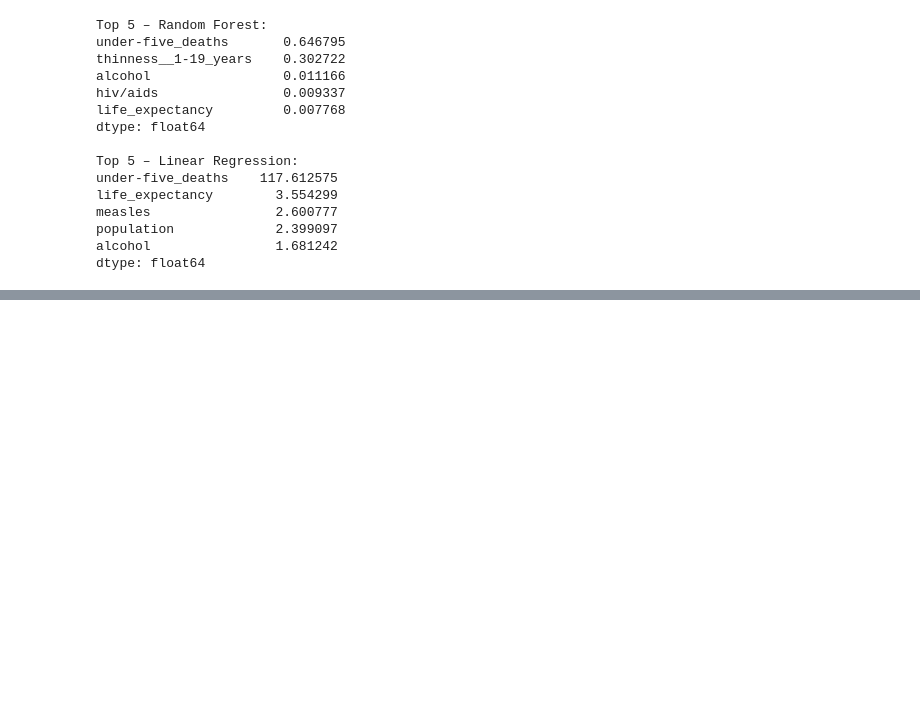
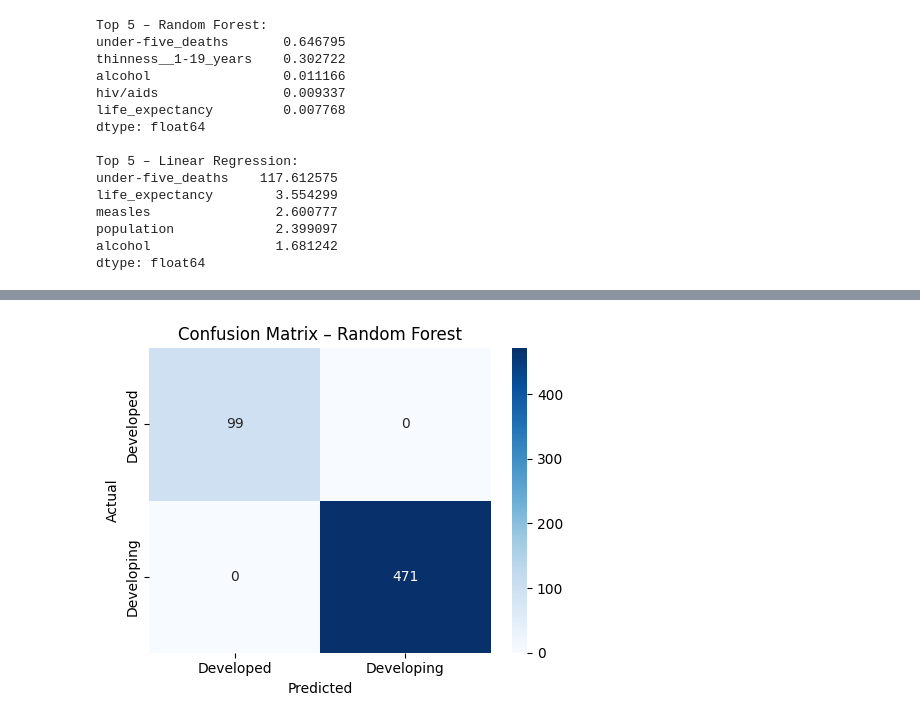
Before and after one commit to dhruvapatel23/life-expectancy, a Jupyter notebook: notebook/LifeExpectancy.ipynb, the cells around one changed output, grey strips where cells are left out. Saved outputs shown, nothing was run; the diff lists cells and outputs as text; code cells hidden in the pictures; blank space fills up the shorter version.

```diff
--- a/notebook/LifeExpectancy.ipynb
+++ b/notebook/LifeExpectancy.ipynb
@@ -331,3 +329,98 @@ Cluster
 0         1879.32       9.80               5.12     2.27  23.01
 1         4393.37      13.73               6.59     6.31  52.44
 2        43499.22      16.03               6.91     8.33  52.96
+# %%
+from sklearn.preprocessing import LabelEncoder
+from sklearn.model_selection import train_test_split
+from sklearn.linear_model import LogisticRegression
+from sklearn.ensemble import RandomForestClassifier
+from sklearn.tree import DecisionTreeClassifier
+from sklearn.svm import SVC
+from sklearn.neighbors import KNeighborsClassifier
+from sklearn.naive_bayes import GaussianNB
+from sklearn.metrics import classification_report, confusion_matrix, accuracy_score
+import warnings
+warnings.filterwarnings("ignore")
+le = LabelEncoder()
+dataframe["status_encoded"] = le.fit_transform(dataframe["status"])
+class_names = ["Developed", "Developing"]
+print("Class counts:\n", dataframe["status_encoded"].value_counts())
+feature_cols = [c for c in dataframe.select_dtypes(include="number").columns
+                if c != "status_encoded"]
+X = dataframe[feature_cols]
+y = dataframe["status_encoded"]
+X_train, X_test, y_train, y_test = train_test_split(
+    X, y, test_size=0.2, random_state=42, stratify=y
+)
+print("\nTraining samples:", X_train.shape[0])
+print("Testing  samples:", X_test.shape[0])
+lr = LogisticRegression(max_iter=1000, random_state=42)
+lr.fit(X_train, y_train)
+y_pred_lr = lr.predict(X_test)
+print("\n=== Logistic Regression ===")
+print(f"Accuracy: {accuracy_score(y_test, y_pred_lr):.4f}")
+print(classification_report(y_test, y_pred_lr, target_names=class_names))
+rf = RandomForestClassifier(n_estimators=100, random_state=42)
+rf.fit(X_train, y_train)
+y_pred_rf = rf.predict(X_test)
+print("=== Random Forest ===")
+print(f"Accuracy: {accuracy_score(y_test, y_pred_rf):.4f}")
+print(classification_report(y_test, y_pred_rf, target_names=class_names))
+dt = DecisionTreeClassifier(random_state=42)
+dt.fit(X_train, y_train)
+y_pred_dt = dt.predict(X_test)
+print("=== Decision Tree ===")
+print(f"Accuracy: {accuracy_score(y_test, y_pred_dt):.4f}")
+print(classification_report(y_test, y_pred_dt, target_names=class_names))
+svm = SVC(kernel="rbf", random_state=42)
+svm.fit(X_train, y_train)
+y_pred_svm = svm.predict(X_test)
+print("=== Support Vector Machine ===")
+print(f"Accuracy: {accuracy_score(y_test, y_pred_svm):.4f}")
+print(classification_report(y_test, y_pred_svm, target_names=class_names))
+knn = KNeighborsClassifier(n_neighbors=5)
+knn.fit(X_train, y_train)
+y_pred_knn = knn.predict(X_test)
+print("=== K-Nearest Neighbors (k=5) ===")
+print(f"Accuracy: {accuracy_score(y_test, y_pred_knn):.4f}")
+print(classification_report(y_test, y_pred_knn, target_names=class_names))
+nb = GaussianNB()
+nb.fit(X_train, y_train)
+y_pred_nb = nb.predict(X_test)
+print("=== Naive Bayes ===")
+print(f"Accuracy: {accuracy_score(y_test, y_pred_nb):.4f}")
+print(classification_report(y_test, y_pred_nb, target_names=class_names))
+cm = confusion_matrix(y_test, y_pred_rf)
+plt.figure(figsize=(5, 4))
+sns.heatmap(cm, annot=True, fmt="d", cmap="Blues",
+            xticklabels=class_names, yticklabels=class_names)
+plt.title("Confusion Matrix – Random Forest")
+plt.xlabel("Predicted")
+plt.ylabel("Actual")
+plt.tight_layout()
+plt.show()
+importances = pd.Series(rf.feature_importances_, index=feature_cols).sort_values(ascending=False)
+plt.figure(figsize=(8, 5))
+sns.barplot(x=importances.values, y=importances.index, palette="viridis")
+plt.title("Feature Importance – Random Forest")
+plt.xlabel("Importance Score")
+plt.tight_layout()
+plt.show()
+models = {
+    "Logistic Regression": accuracy_score(y_test, y_pred_lr),
+    "Random Forest":       accuracy_score(y_test, y_pred_rf),
+    "Decision Tree":       accuracy_score(y_test, y_pred_dt),
+    "SVM":                 accuracy_score(y_test, y_pred_svm),
+    "KNN":                 accuracy_score(y_test, y_pred_knn),
+    "Naive Bayes":         accuracy_score(y_test, y_pred_nb),
+}
+plt.figure(figsize=(9, 5))
+sns.barplot(x=list(models.values()), y=list(models.keys()), palette="coolwarm")
+plt.title("Model Accuracy Comparison")
+plt.xlabel("Accuracy")
+plt.xlim(0, 1)
+for i, v in enumerate(models.values()):
+    plt.text(v + 0.005, i, f"{v:.4f}", va="center", fontsize=10)
+plt.tight_layout()
+plt.show()
+# %% [output]
@@ -333,0 +444 @@ Cluster
+[figure, added]
```
Also changed, not shown: parts of 3 cells of this notebook.
